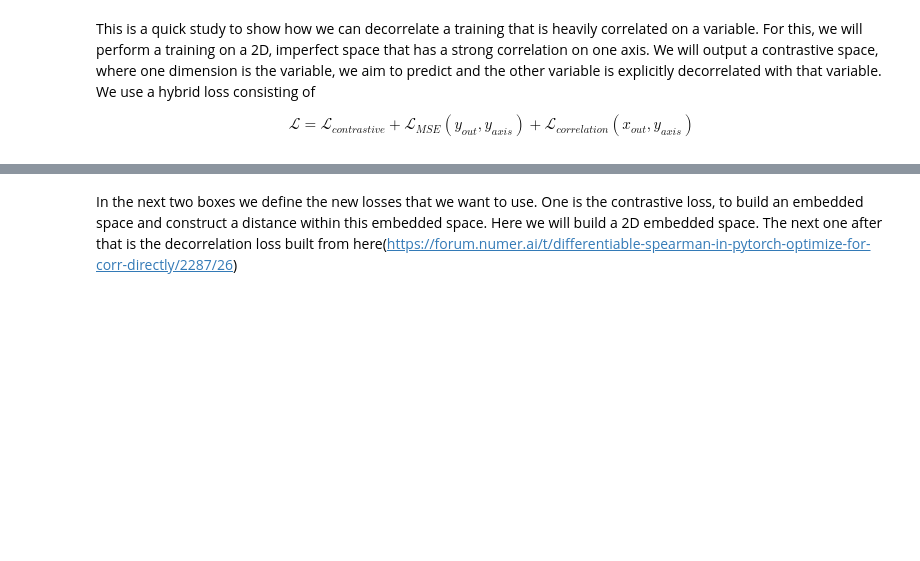
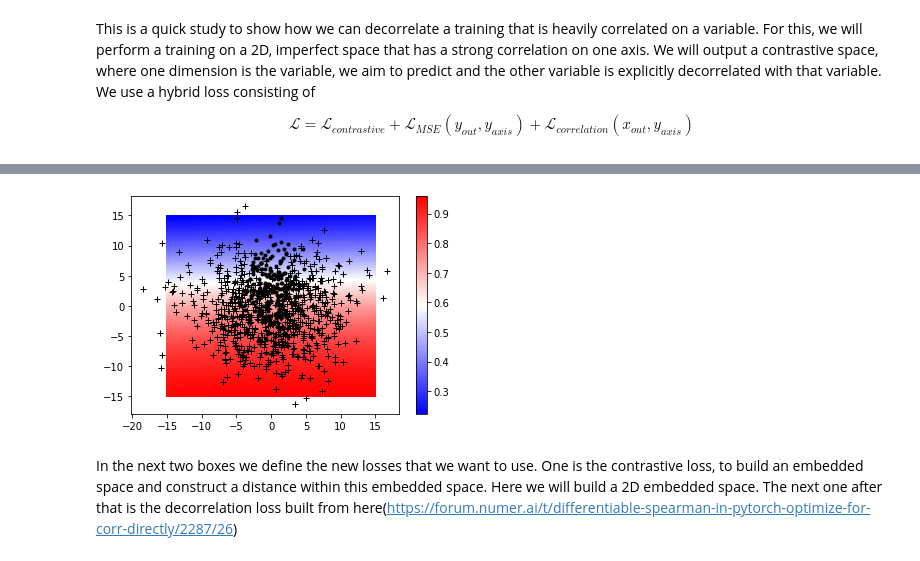
Before and after one commit to jeffkrupa/ContraDecorr, a Jupyter notebook: ContrastiveCorr.ipynb, the cells around one changed output, grey strips where cells are left out. Saved outputs shown, nothing was run; the diff lists cells and outputs as text; code cells hidden in the pictures; blank space fills up the shorter version.

```diff
--- a/ContrastiveCorr.ipynb
+++ b/ContrastiveCorr.ipynb
@@ -126,0 +164,48 @@ Finished Training
+# %%
+#Loss (Binary croos entry)
+simple_criterion = torch.nn.BCELoss()
+simple_optimizer = torch.optim.Adam(simple_model_n1.parameters(), lr=0.01)
+simple_history = {'loss':[]}
+
+#formatting crap
+x_list_np = np.transpose(np.vstack((x_list[0],x_list[2])))
+y_list_np = (np.array(y_list)+1)/2
+x_torch=torch.from_numpy(x_list_np).float()
+y_torch=torch.from_numpy(y_list_np.reshape(npoints,1)).float()
+
+#train
+for epoch in range(100):
+    simple_optimizer.zero_grad()
+    outputs = simple_model_n1(x_torch)
+    loss = simple_criterion(outputs, y_torch)
+    loss.backward()
+    simple_optimizer.step()
+    # add loss statistics
+    current_loss = loss.item()
+    print('[%d] loss: %.4f  ' % (epoch + 1,  current_loss))
+    simple_history['loss'].append(current_loss)
+
+outputs_optimal_n1 = simple_model_n1(x_torch)
+print('Finished Training')
+#torch.save(simple_model.state_dict(), 'simple_model.pt')
+#print(simple_model.state_dict())
+
+#Now plot its perofmrance on a grid
+x1_list = np.linspace(-15., 15., 100)
+x3_list = np.linspace(-15., 15., 100)
+x1_grid, x3_grid  = np.meshgrid(x1_list, x3_list)
+x_grid_np = np.transpose(np.vstack((x1_grid.flatten(),x3_grid.flatten())))
+#x_grid_np = np.transpose(np.vstack((x1_grid.flatten(),x2_grid,x3_list)))
+x_torch=torch.from_numpy(x_grid_np).float()
+h_grid = simple_model_n1(x_torch)
+h_grid=h_grid.detach().numpy()
+h_grid=h_grid.reshape(100,100)
+plt.pcolormesh(x1_grid, x3_grid, h_grid, cmap = 'bwr', shading='auto')
+plt.colorbar()
+
+#now pot the points
+plt.plot(x1_pos, x3_pos, 'k+')
+plt.plot(x1_neg, x3_neg, 'k.')
+
+plt.show()
+# %% [output]
@@ -127,3 +229,4 @@ Finished Training
+[figure, added]
 # %% [markdown]
 In the next two boxes we define the new losses that we want to use. One is the contrastive loss, to build an embedded space and construct a distance within this embedded space. Here we will build a 2D embedded space. The next one after that is the decorrelation loss built from here(https://forum.numer.ai/t/differentiable-spearman-in-pytorch-optimize-for-corr-directly/2287/26)
 # %%
```
Also changed, not shown: parts of 11 cells of this notebook, 2 other files.
